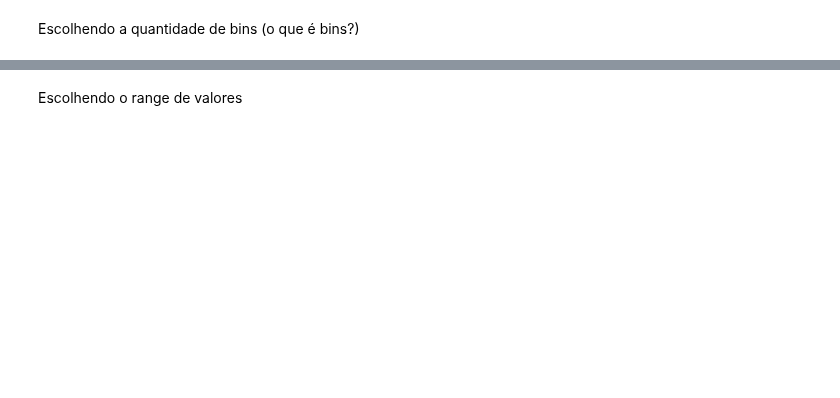
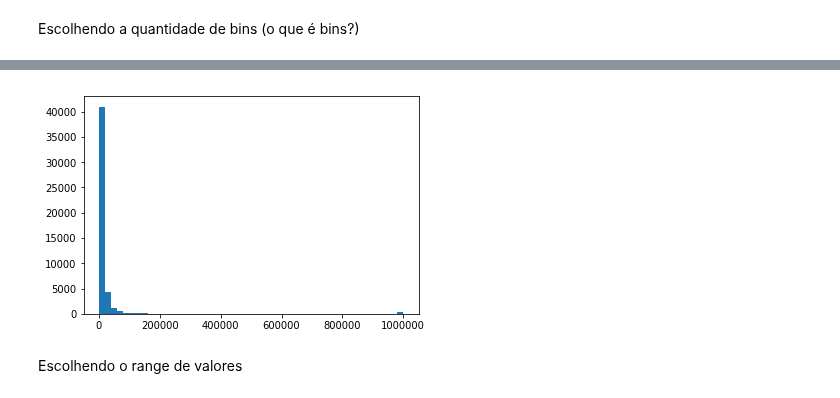
Before and after one commit to sn3fru/datascience_course, a Jupyter notebook: 1-analise-exploratória-basica/02-dispersão-e-associação/aula.ipynb, the cells around one changed output, grey strips where cells are left out. Saved outputs shown, nothing was run; the diff lists cells and outputs as text; code cells hidden in the pictures; blank space fills up the shorter version.

```diff
--- a/1-analise-exploratória-basica/02-dispersão-e-associação/aula.ipynb
+++ b/1-analise-exploratória-basica/02-dispersão-e-associação/aula.ipynb
@@ -164,6 +175,6 @@ plt.show()
 # %% [markdown]
 Escolhendo a quantidade de bins (o que é bins?)
 # %%
-plt.hist(lista_com_salario, bins=50)
+plt.hist(lista_com_salarios, bins=50)
 plt.show()
 # %% [output]
@@ -171,3 +181,4 @@ plt.show()
+[figure, added]
 # %% [markdown]
 Escolhendo o range de valores
 # %%
```
Also changed, not shown: parts of 12 cells of this notebook.
